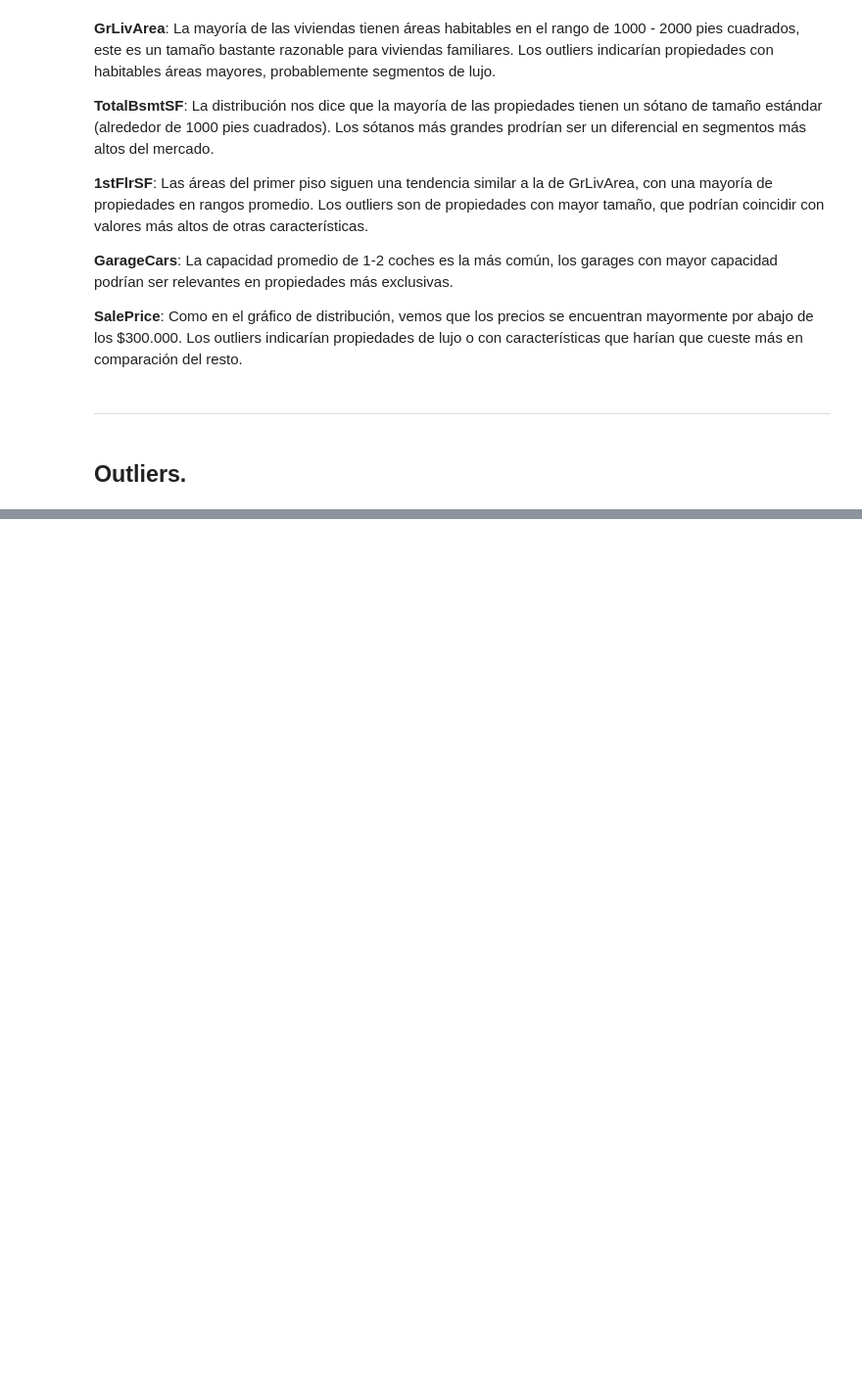
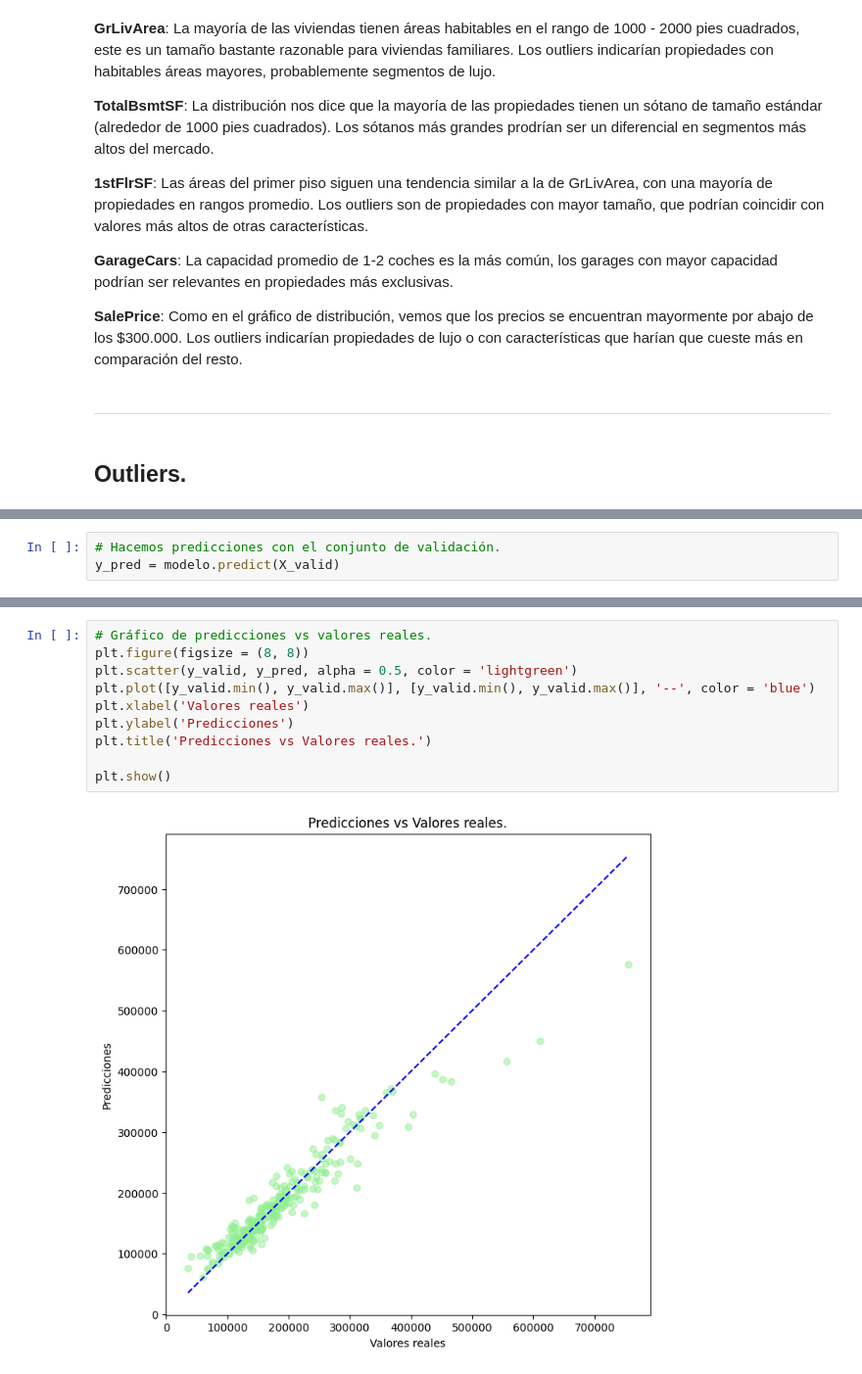
Before and after one commit to rodrigoalegre210/House-Prices-Prediction, a Jupyter notebook: main.ipynb, the cells around one changed output, grey strips where cells are left out. Shown at 98% size. Drawn from its saved outputs; the diff is of its cells as text; blank space fills up the shorter version.

```diff
--- a/main.ipynb
+++ b/main.ipynb
@@ -733,0 +717,3 @@ Como vimos en la etapa de análisis de datos, los valores que superan los 3000 p
+# %%
+# Hacemos predicciones con el conjunto de validación.
+y_pred = modelo.predict(X_valid)
@@ -733,0 +750,12 @@ Como vimos en la etapa de análisis de datos, los valores que superan los 3000 p
+# %%
+# Gráfico de predicciones vs valores reales.
+plt.figure(figsize = (8, 8))
+plt.scatter(y_valid, y_pred, alpha = 0.5, color = 'lightgreen')
+plt.plot([y_valid.min(), y_valid.max()], [y_valid.min(), y_valid.max()], '--', color = 'blue')
+plt.xlabel('Valores reales')
+plt.ylabel('Predicciones')
+plt.title('Predicciones vs Valores reales.')
+
+plt.show()
+# %% [output]
+[figure, added]
```
Also changed, not shown: parts of 19 cells of this notebook.
